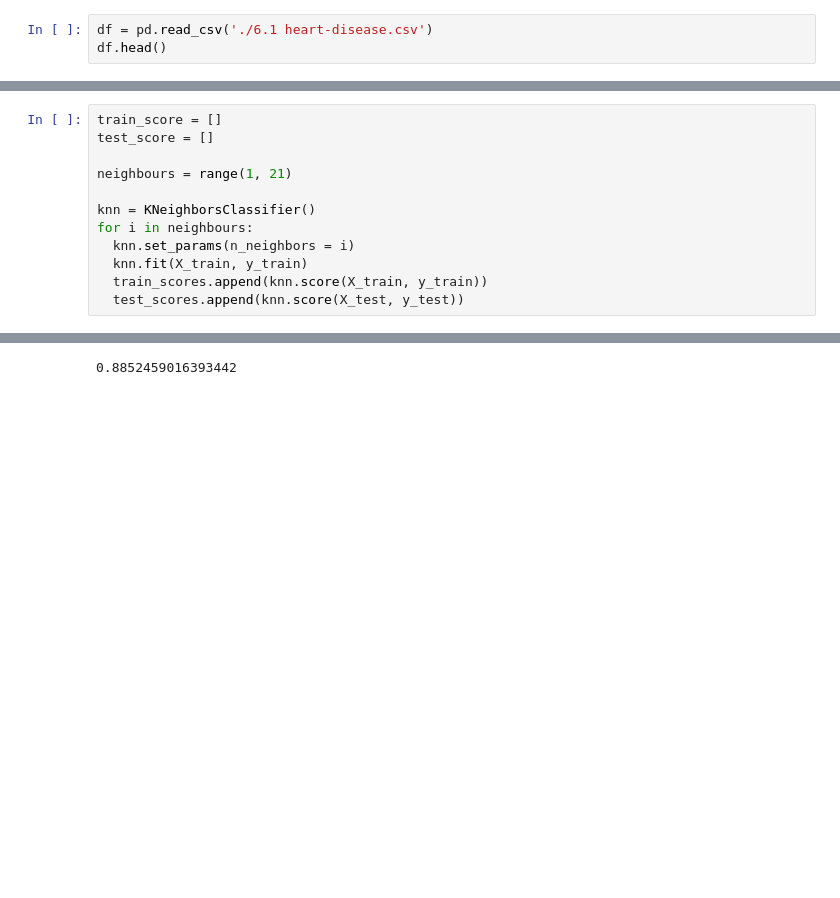
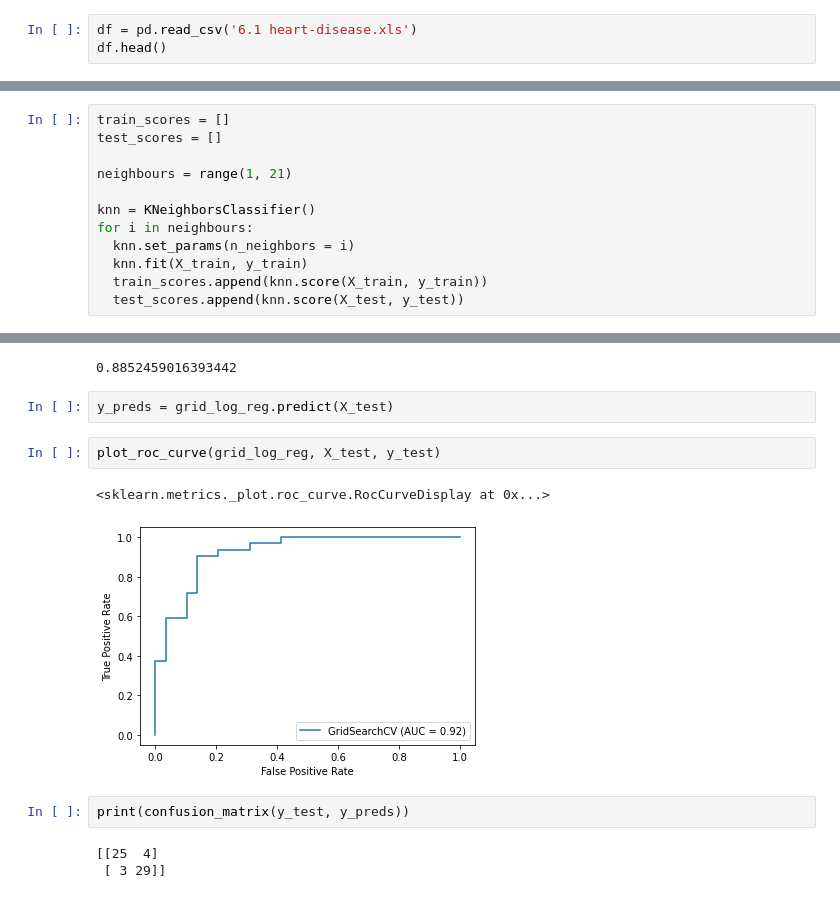
Before and after one commit to Fashad-Ahmed/Heart-Disease-Predictor, a Jupyter notebook: heart_disease.ipynb, the cells around one changed output, grey strips where cells are left out. Drawn from its saved outputs; the diff is of its cells as text; blank space fills up the shorter version.

Commit message:
Evaluation metrics

```diff
--- a/heart_disease.ipynb
+++ b/heart_disease.ipynb
@@ -54,7 +54,7 @@ import matplotlib.pyplot as plt
 import seaborn as sns
 %matplotlib inline
 # %%
-df = pd.read_csv('./6.1 heart-disease.csv')
+df = pd.read_csv('6.1 heart-disease.xls')
 df.head()
 # %% [output]
 |  | age | sex | cp | trestbps | chol | fbs | restecg | thalach | exang | oldpeak | slope | ... |
@@ -269,8 +269,8 @@ plt.xticks(rotation = 0);
 # %% [output]
 [figure]
 # %%
-train_score = []
-test_score = []
+train_scores = []
+test_scores = []
 
 neighbours = range(1, 21)
 
@@ -444,3 +398,15 @@ grid_log_reg.best_params_
 grid_log_reg.score(X_test, y_test)
 # %% [output]
 0.8852459016393442
+# %%
+y_preds = grid_log_reg.predict(X_test)
+# %%
+plot_roc_curve(grid_log_reg, X_test, y_test)
+# %% [output]
+<sklearn.metrics._plot.roc_curve.RocCurveDisplay at 0x...>
+[figure, added]
+# %%
+print(confusion_matrix(y_test, y_preds))
+# %% [output]
+[[25  4]
+ [ 3 29]]
```
Also changed, not shown: parts of 19 cells of this notebook.
